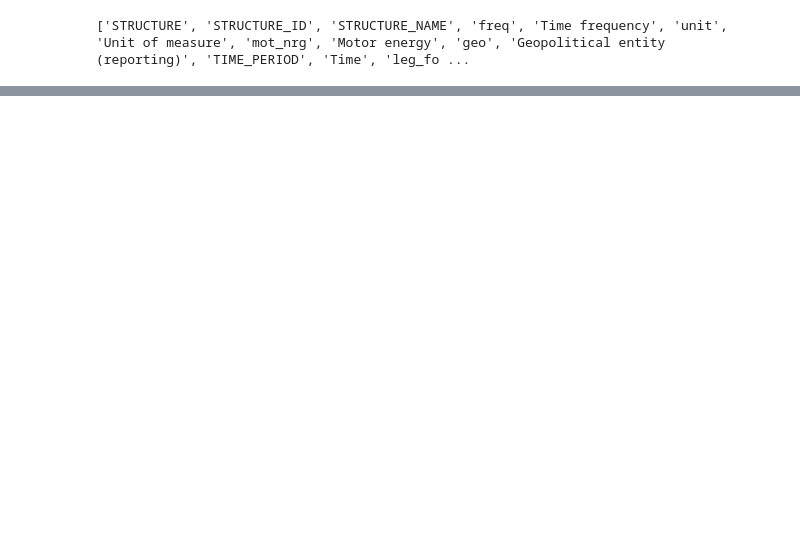
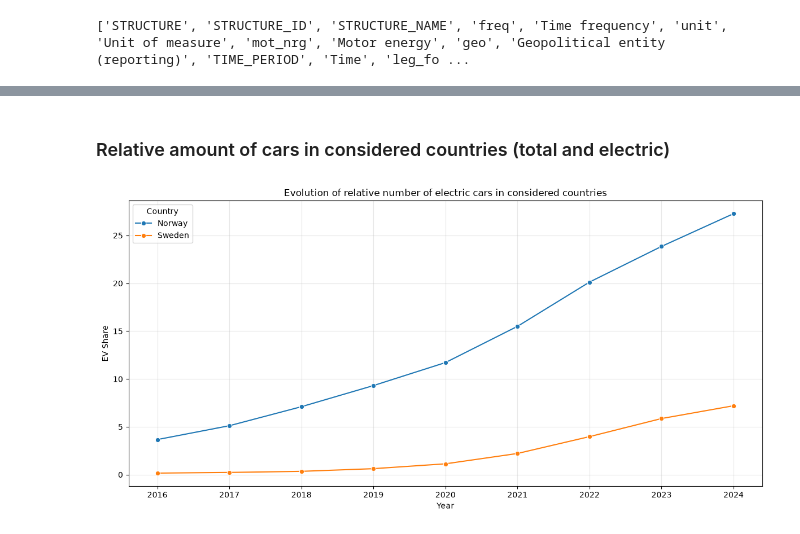
Before and after one commit to Mxlrt69/Data_Science_Project, a Jupyter notebook: data_cleaning_alina.ipynb, the cells around one changed output, grey strips where cells are left out. Drawn from its saved outputs; the diff is of its cells as text; code cells hidden in the pictures; blank space fills up the shorter version.

```diff
--- a/data_cleaning_alina.ipynb
+++ b/data_cleaning_alina.ipynb
@@ -88,0 +139,22 @@ print(df_cars_clean.head())
+# %% [markdown]
+### Relative amount of cars in considered countries (total and electric)
+# %%
+plt.figure(figsize=(12, 6))
+
+sns.lineplot(
+    data=df_cars_filtered,
+    x="Year",
+    y="EV_share",
+    hue="Country",
+    marker="o"
+)
+
+plt.title("Evolution of relative number of electric cars in considered countries")
+plt.xlabel("Year")
+plt.ylabel("EV Share")
+plt.grid(True, alpha=0.3)
+plt.legend(title="Country")
+plt.tight_layout()
+plt.show()
+# %% [output]
+[figure, added]
```
Also changed, not shown: parts of 25 cells of this notebook.
